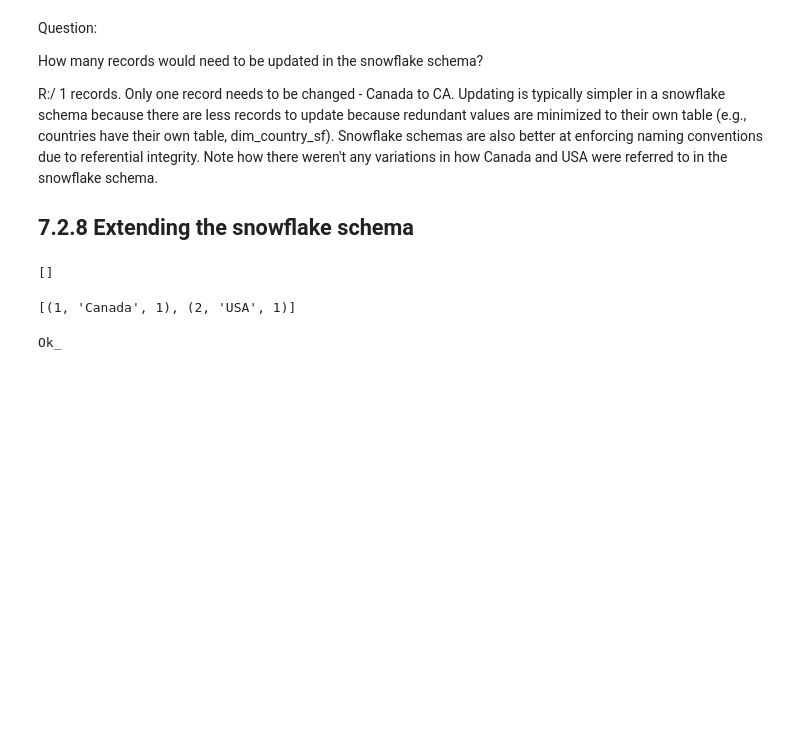
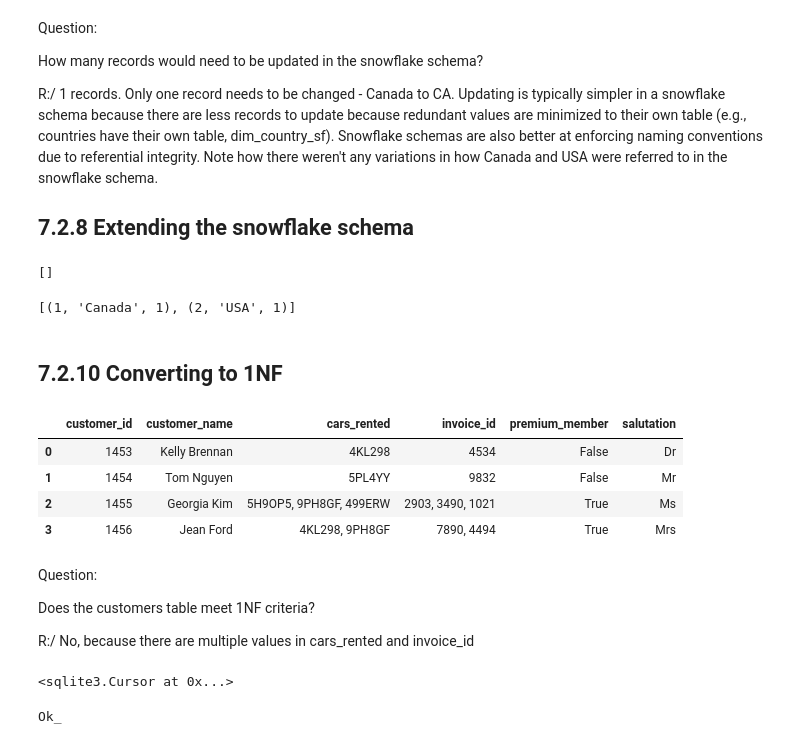
Before and after one commit to oecorrechag/Data-Engineer-track, a Jupyter notebook: Course 7 Database Design/notebooks/7.2.0_Database Schemas and Normalization.ipynb, the cells around one changed output. Saved outputs shown, nothing was run; the diff lists cells and outputs as text; code cells hidden in the pictures; blank space fills up the shorter version.

```diff
--- a/Course 7 Database Design/notebooks/7.2.0_Database Schemas and Normalization.ipynb
+++ b/Course 7 Database Design/notebooks/7.2.0_Database Schemas and Normalization.ipynb
@@ -276,0 +278,2 @@ cur.execute("""
+# %% [markdown]
+## 7.2.10 Converting to 1NF
@@ -276,0 +283,15 @@ cur.execute("""
+# %%
+customer = pd.read_csv(raw / 'customer.csv', sep = ',', decimal = '.', header = 0, encoding = 'utf-8')
+customer
+# %% [output]
+|  | customer_id | customer_name | cars_rented | invoice_id | premium_member | salutation |
+| 0 | 1453 | Kelly Brennan | 4KL298 | 4534 | False | Dr |
+| 1 | 1454 | Tom Nguyen | 5PL4YY | 9832 | False | Mr |
+| 2 | 1455 | Georgia Kim | 5H9OP5, 9PH8GF, 499ERW | 2903, 3490, 1021 | True | Ms |
+| 3 | 1456 | Jean Ford | 4KL298, 9PH8GF | 7890, 4494 | True | Mrs |
+# %% [markdown]
+Question:
+
+Does the customers table meet 1NF criteria?
+
+R:/ No, because there are multiple values in cars_rented and invoice_id
@@ -276,0 +316,6 @@ cur.execute("""
+# %%
+df = pd.read_csv(raw / 'customer.csv', sep = ',', decimal = '.', header = 0, encoding = 'utf-8')
+customer = list(zip(df.customer_id, df.customer_name, df.cars_rented, df.invoice_id, df.premium_member, df.salutation))
+cur.executemany("INSERT INTO customer VALUES  (?,?,?,?,?,?)", customer)
+# %% [output]
+<sqlite3.Cursor at 0x...>
```
Also changed, not shown: parts of 8 cells of this notebook, 1 other file.
